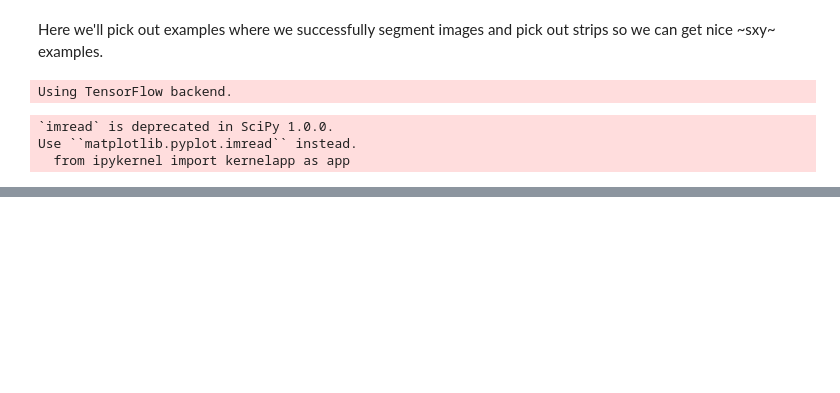
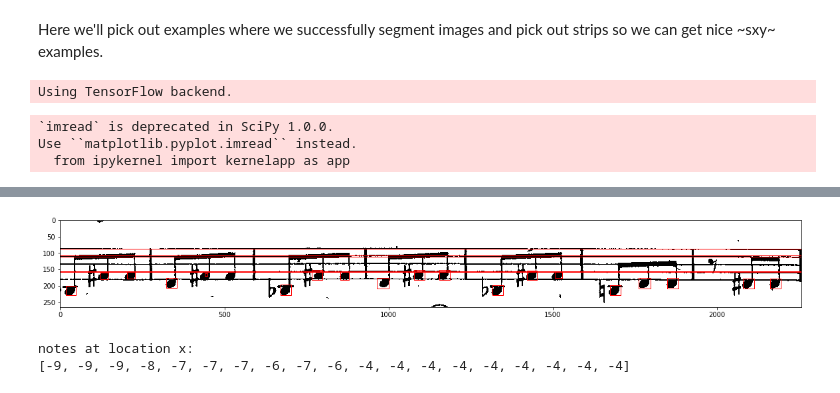
Before and after one commit to db7894/sheet_id, a Jupyter notebook: Summer2018/stripdetect_successful_examples.ipynb, the cells around one changed output, grey strips where cells are left out. Cells and saved outputs as stored; diff of their text form; code cells hidden in the pictures; blank space fills up the shorter version.

```diff
--- a/Summer2018/stripdetect_successful_examples.ipynb
+++ b/Summer2018/stripdetect_successful_examples.ipynb
@@ -293,0 +298,13 @@ Use ``matplotlib.pyplot.imread`` instead.
+# %%
+correct_bnds = bnds_piano[2::2] # nice!
+# %%
+strips = getStrips(Icrop, correct_bnds)
+# %%
+s = strips[0]
+inv_s, boxes, lines = get_lines_bboxes(s)
+# %%
+visualize_output(s, inv_s, lines, boxes)
+# %% [output]
+[figure, added]
+notes at location x:
+[-9, -9, -9, -8, -7, -7, -7, -6, -7, -6, -4, -4, -4, -4, -4, -4, -4, -4, -4]
```
Also changed, not shown: parts of 6 cells of this notebook.
